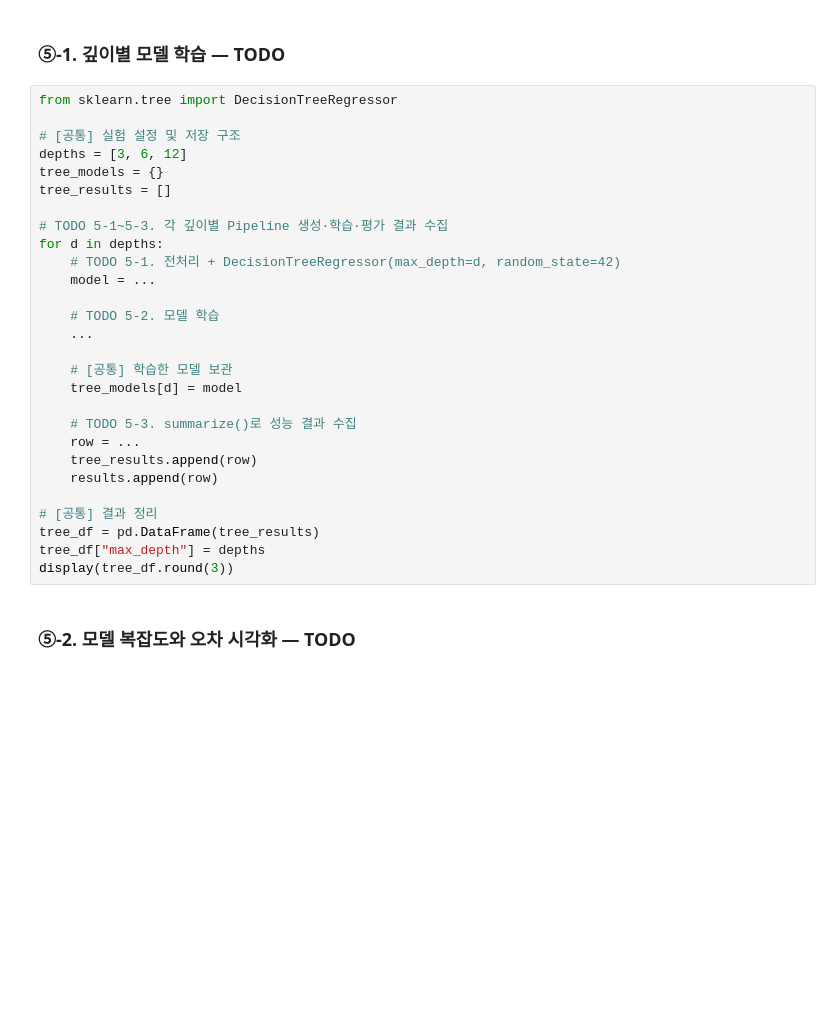
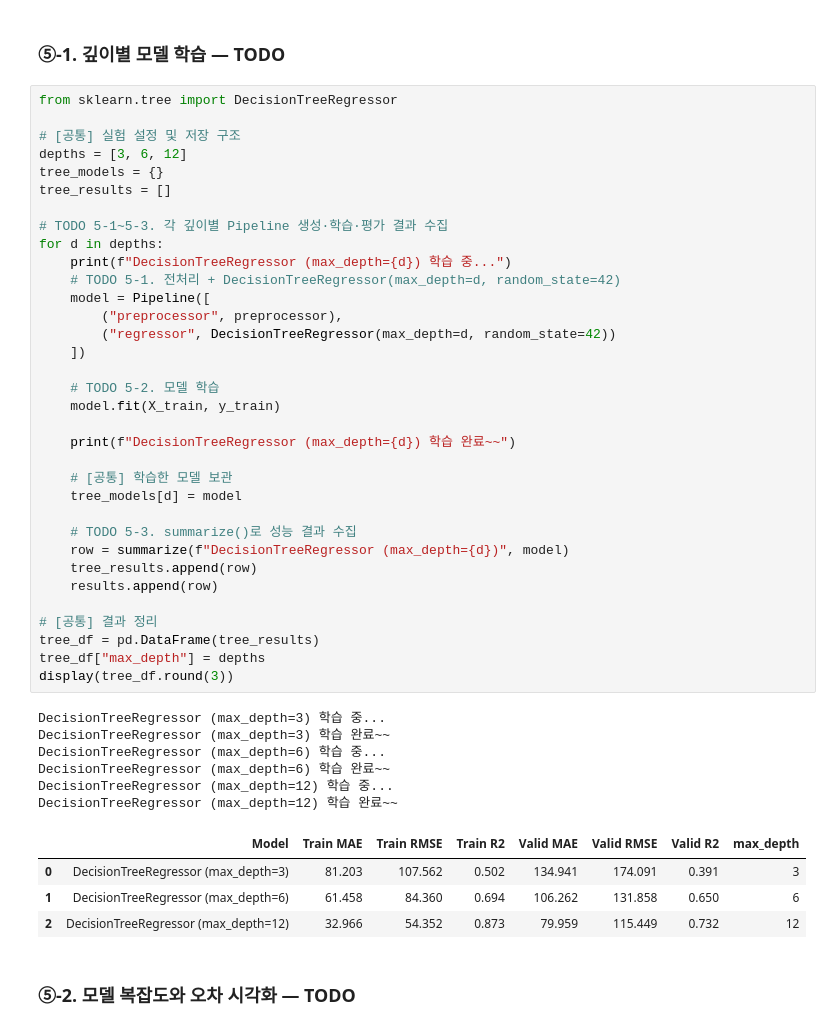
Before and after one commit to jeon87946/ai-mini-projects, a Jupyter notebook: mini-project-01/code/01_regression_bike_demand.ipynb, the cells around one changed output. Drawn from its saved outputs; the diff is of its cells as text; blank space fills up the shorter version.

```diff
--- a/mini-project-01/code/01_regression_bike_demand.ipynb
+++ b/mini-project-01/code/01_regression_bike_demand.ipynb
@@ -455,31 +455,48 @@ pd.DataFrame(results).round(3)
 # %%
 from sklearn.tree import DecisionTreeRegressor
 
 # [공통] 실험 설정 및 저장 구조
 depths = [3, 6, 12]
 tree_models = {}
 tree_results = []
 
 # TODO 5-1~5-3. 각 깊이별 Pipeline 생성·학습·평가 결과 수집
 for d in depths:
+    print(f"DecisionTreeRegressor (max_depth={d}) 학습 중...")
     # TODO 5-1. 전처리 + DecisionTreeRegressor(max_depth=d, random_state=42)
-    model = ...
+    model = Pipeline([
+        ("preprocessor", preprocessor),
+        ("regressor", DecisionTreeRegressor(max_depth=d, random_state=42))
+    ])
 
     # TODO 5-2. 모델 학습
-    ...
+    model.fit(X_train, y_train)
+
+    print(f"DecisionTreeRegressor (max_depth={d}) 학습 완료~~")
 
     # [공통] 학습한 모델 보관
     tree_models[d] = model
 
     # TODO 5-3. summarize()로 성능 결과 수집
-    row = ...
+    row = summarize(f"DecisionTreeRegressor (max_depth={d})", model)
     tree_results.append(row)
     results.append(row)
 
 # [공통] 결과 정리
 tree_df = pd.DataFrame(tree_results)
 tree_df["max_depth"] = depths
 display(tree_df.round(3))
+# %% [output]
+DecisionTreeRegressor (max_depth=3) 학습 중...
+DecisionTreeRegressor (max_depth=3) 학습 완료~~
+DecisionTreeRegressor (max_depth=6) 학습 중...
+DecisionTreeRegressor (max_depth=6) 학습 완료~~
+DecisionTreeRegressor (max_depth=12) 학습 중...
+DecisionTreeRegressor (max_depth=12) 학습 완료~~
+|  | Model | Train MAE | Train RMSE | Train R2 | Valid MAE | Valid RMSE | Valid R2 | max_depth |
+| 0 | DecisionTreeRegressor (max_depth=3) | 81.203 | 107.562 | 0.502 | 134.941 | 174.091 | 0.391 | 3 |
+| 1 | DecisionTreeRegressor (max_depth=6) | 61.458 | 84.360 | 0.694 | 106.262 | 131.858 | 0.650 | 6 |
+| 2 | DecisionTreeRegressor (max_depth=12) | 32.966 | 54.352 | 0.873 | 79.959 | 115.449 | 0.732 | 12 |
 # %% [markdown]
 ### ⑤-2. 모델 복잡도와 오차 시각화 — TODO
 # %%
```
Also changed, not shown: parts of 2 cells of this notebook.
